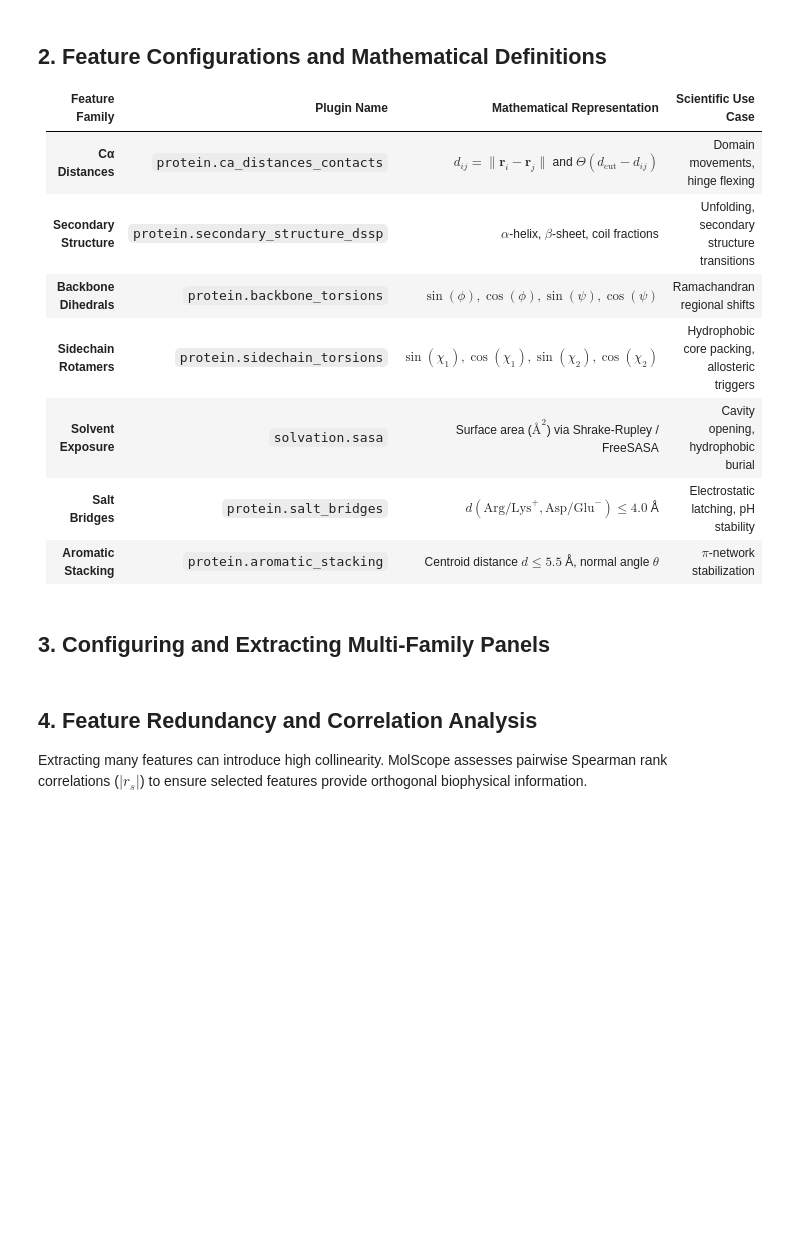
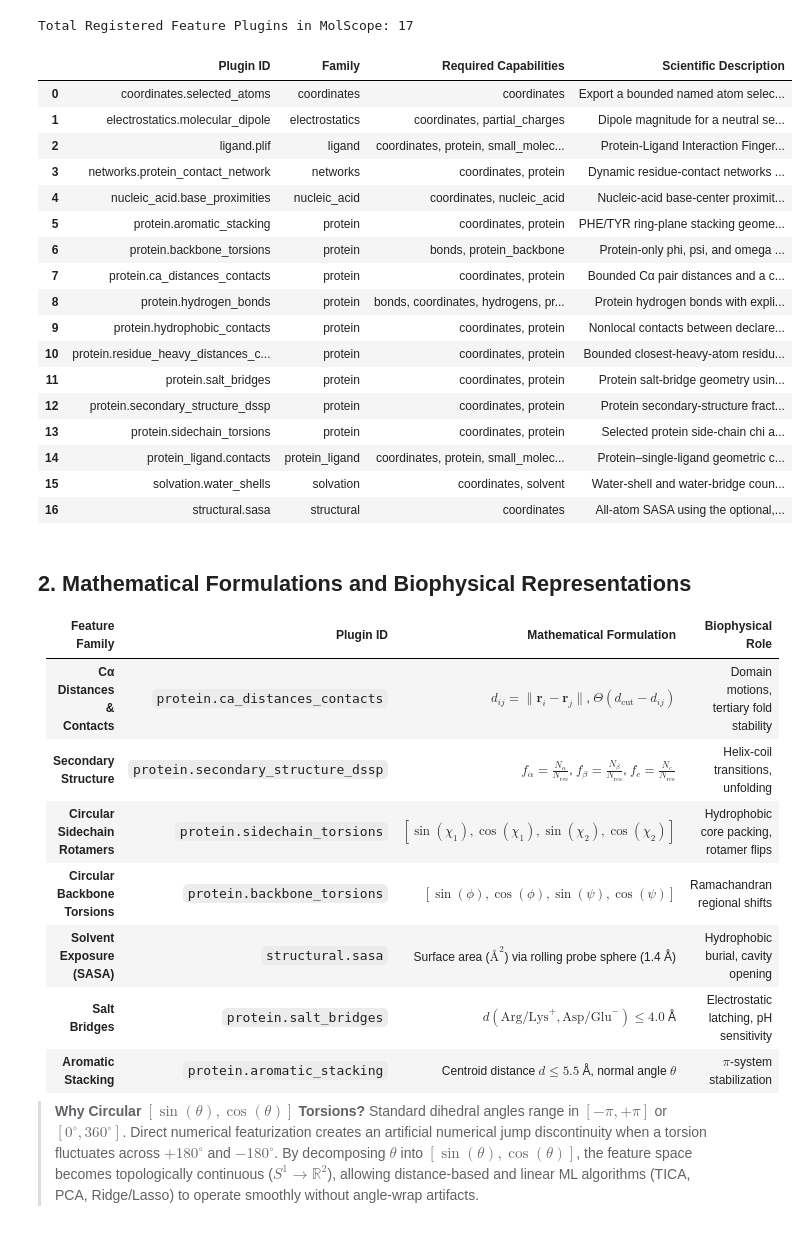
Before and after one commit to N-S8990/molscope, a Jupyter notebook: notebooks/04_Multi_Family_Biophysical_Featurization.ipynb, the cells around one changed output. Cells and saved outputs as stored; diff of their text form; code cells hidden in the pictures; blank space fills up the shorter version.

Commit message:
notebooks: execute 04 Multi-Family Biophysical Featurization notebook with 17 registered plugins, time-series, and Spearman heatmap

```diff
--- a/notebooks/04_Multi_Family_Biophysical_Featurization.ipynb
+++ b/notebooks/04_Multi_Family_Biophysical_Featurization.ipynb
@@ -26,14 +24,55 @@ for name in registry.list_all():
+# %%
+import pandas as pd
+from molscope.features.plugins import PLUGIN_REGISTRY
+
+# Inspect all registered feature plugins in MolScope
+plugin_records = []
+for plugin_id, plugin in sorted(PLUGIN_REGISTRY.items()):
+    doc = (plugin.__doc__ or "").strip().split("\n")[0]
+    caps = sorted(getattr(plugin, "required_capabilities", []))
+    family = plugin_id.split(".")[0]
+    plugin_records.append({
+        "Plugin ID": plugin_id,
+        "Family": family,
+        "Required Capabilities": ", ".join(caps) if caps else "None",
+        "Scientific Description": doc,
+    })
+
+df_plugins = pd.DataFrame(plugin_records)
+print(f"Total Registered Feature Plugins in MolScope: {len(df_plugins)}")
+df_plugins
+# %% [output]
+Total Registered Feature Plugins in MolScope: 17
+|  | Plugin ID | Family | Required Capabilities | Scientific Description |
+| 0 | coordinates.selected_atoms | coordinates | coordinates | Export a bounded named atom selec... |
+| 1 | electrostatics.molecular_dipole | electrostatics | coordinates, partial_charges | Dipole magnitude for a neutral se... |
+| 2 | ligand.plif | ligand | coordinates, protein, small_molec... | Protein-Ligand Interaction Finger... |
+| 3 | networks.protein_contact_network | networks | coordinates, protein | Dynamic residue-contact networks ... |
+| 4 | nucleic_acid.base_proximities | nucleic_acid | coordinates, nucleic_acid | Nucleic-acid base-center proximit... |
+| 5 | protein.aromatic_stacking | protein | coordinates, protein | PHE/TYR ring-plane stacking geome... |
+| 6 | protein.backbone_torsions | protein | bonds, protein_backbone | Protein-only phi, psi, and omega ... |
+| 7 | protein.ca_distances_contacts | protein | coordinates, protein | Bounded Cα pair distances and a c... |
+| 8 | protein.hydrogen_bonds | protein | bonds, coordinates, hydrogens, pr... | Protein hydrogen bonds with expli... |
+| 9 | protein.hydrophobic_contacts | protein | coordinates, protein | Nonlocal contacts between declare... |
+| 10 | protein.residue_heavy_distances_c... | protein | coordinates, protein | Bounded closest-heavy-atom residu... |
+| 11 | protein.salt_bridges | protein | coordinates, protein | Protein salt-bridge geometry usin... |
+| 12 | protein.secondary_structure_dssp | protein | coordinates, protein | Protein secondary-structure fract... |
+| 13 | protein.sidechain_torsions | protein | coordinates, protein | Selected protein side-chain chi a... |
+| 14 | protein_ligand.contacts | protein_ligand | coordinates, protein, small_molec... | Protein–single-ligand geometric c... |
+| 15 | solvation.water_shells | solvation | coordinates, solvent | Water-shell and water-bridge coun... |
+| 16 | structural.sasa | structural | coordinates | All-atom SASA using the optional,... |
 # %% [markdown]
-## 2. Feature Configurations and Mathematical Definitions
+## 2. Mathematical Formulations and Biophysical Representations
 
-| Feature Family | Plugin Name | Mathematical Representation | Scientific Use Case |
+| Feature Family | Plugin ID | Mathematical Formulation | Biophysical Role |
 | :--- | :--- | :--- | :--- |
-| **Cα Distances** | `protein.ca_distances_contacts` | $d_{ij} = \|\mathbf{r}_i - \mathbf{r}_j\|$ and $\Theta(d_{\text{cut}} - d_{ij})$ | Domain movements, hinge flexing |
-| **Secondary Structure** | `protein.secondary_structure_dssp` | $\alpha$-helix, $\beta$-sheet, coil fractions | Unfolding, secondary structure transitions |
-| **Backbone Dihedrals** | `protein.backbone_torsions` | $\sin(\phi), \cos(\phi), \sin(\psi), \cos(\psi)$ | Ramachandran regional shifts |
-| **Sidechain Rotamers** | `protein.sidechain_torsions` | $\sin(\chi_1), \cos(\chi_1), \sin(\chi_2), \cos(\chi_2)$ | Hydrophobic core packing, allosteric triggers |
-| **Solvent Exposure** | `solvation.sasa` | Surface area ($Å^2$) via Shrake-Rupley / FreeSASA | Cavity opening, hydrophobic burial |
-| **Salt Bridges** | `protein.salt_bridges` | $d(\text{Arg/Lys}^+, \text{Asp/Glu}^-) \le 4.0$ Å | Electrostatic latching, pH stability |
-| **Aromatic Stacking** | `protein.aromatic_stacking` | Centroid distance $d \le 5.5$ Å, normal angle $\theta$ | $\pi$-network stabilization |
+| **Cα Distances & Contacts** | `protein.ca_distances_contacts` | $d_{ij} = \|\mathbf{r}_i - \mathbf{r}_j\|$, $\Theta(d_{\text{cut}} - d_{ij})$ | Domain motions, tertiary fold stability |
+| **Secondary Structure** | `protein.secondary_structure_dssp` | $f_\alpha = \frac{N_\alpha}{N_{\text{res}}}$, $f_\beta = \frac{N_\beta}{N_{\text{res}}}$, $f_c = \frac{N_c}{N_{\text{res}}}$ | Helix-coil transitions, unfolding |
+| **Circular Sidechain Rotamers** | `protein.sidechain_torsions` | $[\sin(\chi_1), \cos(\chi_1), \sin(\chi_2), \cos(\chi_2)]$ | Hydrophobic core packing, rotamer flips |
+| **Circular Backbone Torsions** | `protein.backbone_torsions` | $[\sin(\phi), \cos(\phi), \sin(\psi), \cos(\psi)]$ | Ramachandran regional shifts |
+| **Solvent Exposure (SASA)** | `structural.sasa` | Surface area ($Å^2$) via rolling probe sphere (1.4 Å) | Hydrophobic burial, cavity opening |
+| **Salt Bridges** | `protein.salt_bridges` | $d(\text{Arg/Lys}^+, \text{Asp/Glu}^-) \le 4.0$ Å | Electrostatic latching, pH sensitivity |
+| **Aromatic Stacking** | `protein.aromatic_stacking` | Centroid distance $d \le 5.5$ Å, normal angle $\theta$ | $\pi$-system stabilization |
+
+> **Why Circular $[\sin(\theta), \cos(\theta)]$ Torsions?**
+> Standard dihedral angles range in $[-\pi, +\pi]$ or $[0^\circ, 360^\circ]$. Direct numerical featurization creates an artificial numerical jump discontinuity when a torsion fluctuates across $+180^\circ$ and $-180^\circ$. By decomposing $\theta$ into $[\sin(\theta), \cos(\theta)]$, the feature space becomes topologically continuous ($S^1 \to \mathbb{R}^2$), allowing distance-based and linear ML algorithms (TICA, PCA, Ridge/Lasso) to operate smoothly without angle-wrap artifacts.
-# %% [markdown]
-## 3. Configuring and Extracting Multi-Family Panels
@@ -64,4 +78,0 @@ if data_dir is not None:
-# %% [markdown]
-## 4. Feature Redundancy and Correlation Analysis
-
-Extracting many features can introduce high collinearity. MolScope assesses pairwise Spearman rank correlations ($|r_s|$) to ensure selected features provide orthogonal biophysical information.
```
Also changed, not shown: parts of 17 cells of this notebook.
